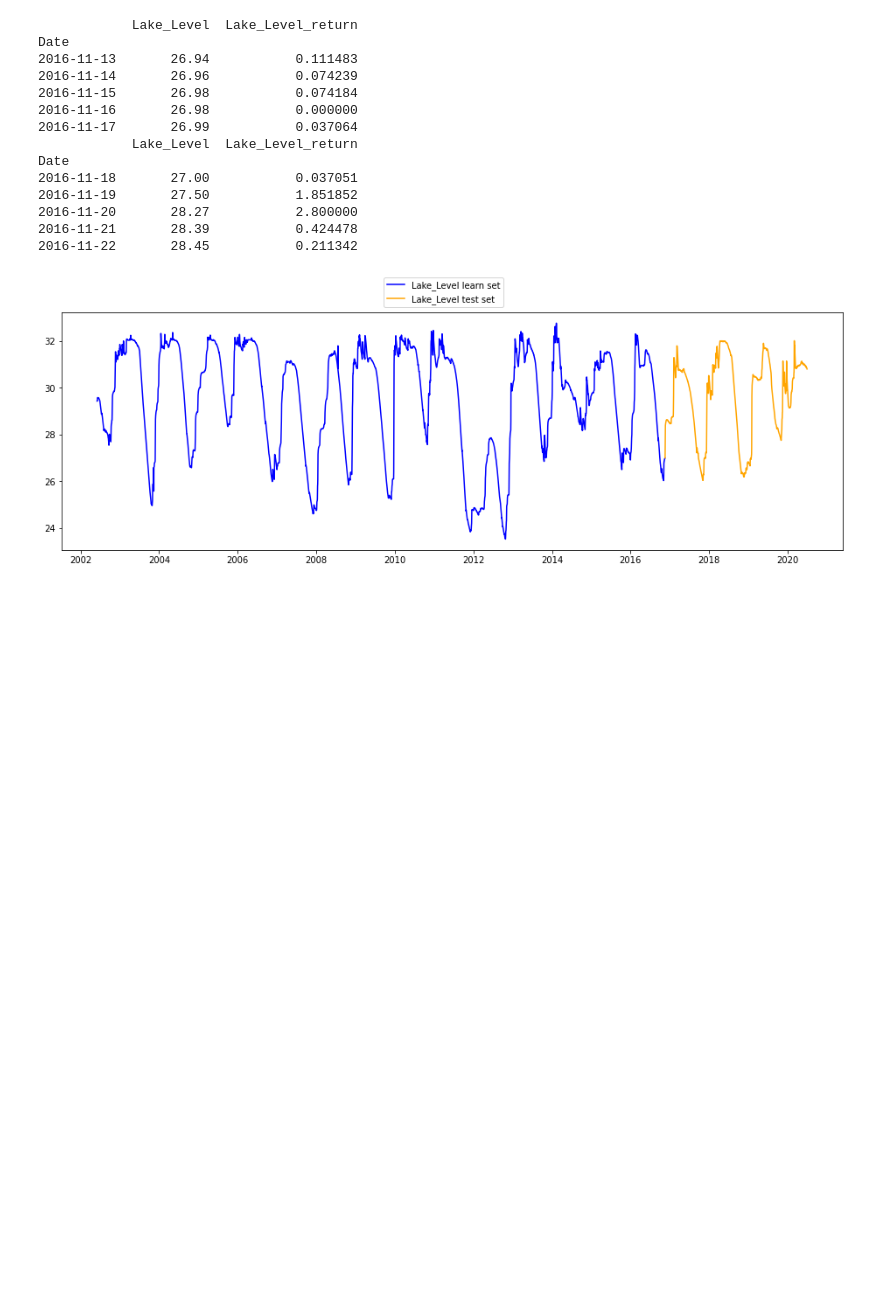
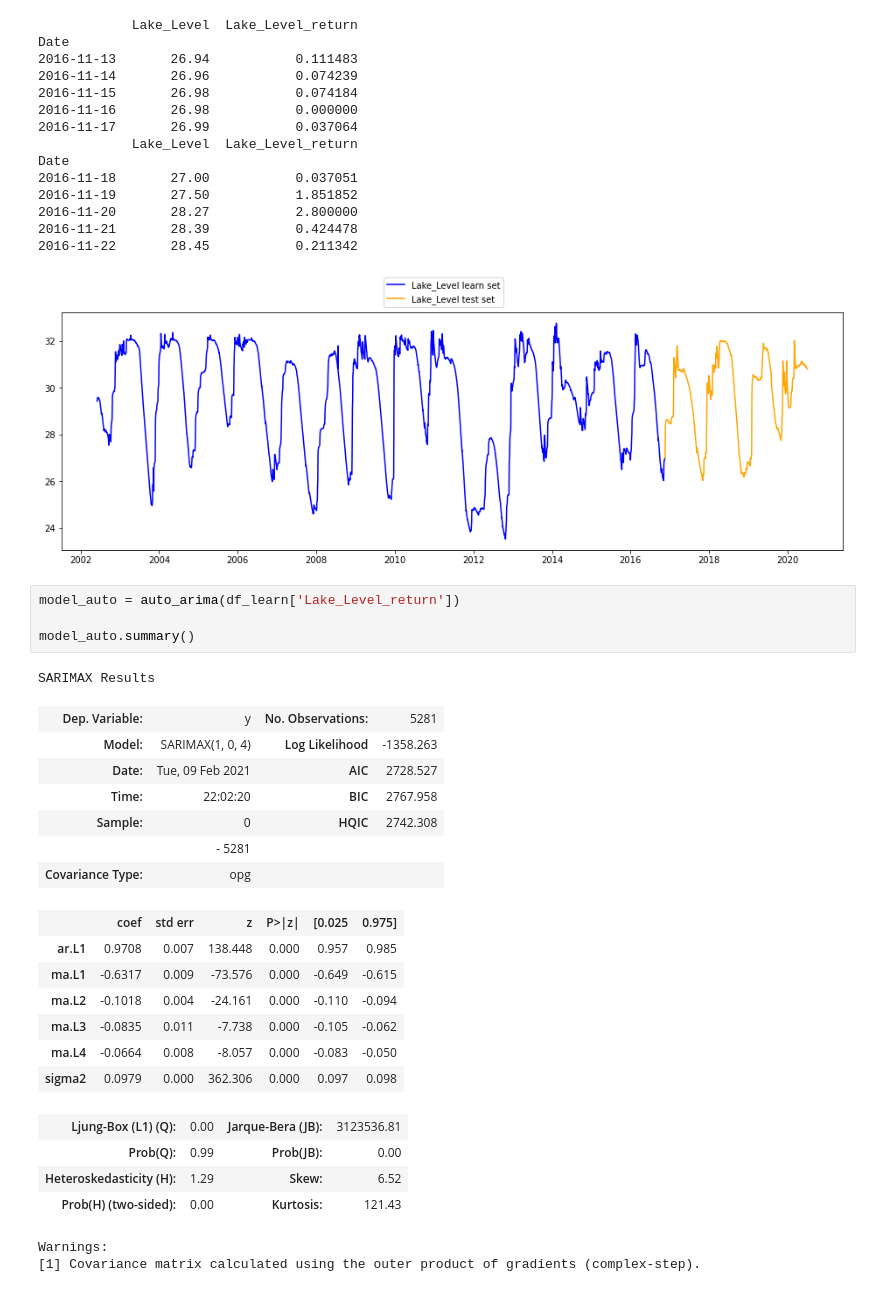
Before and after one commit to KlemenKozelj/master_thesis, a Jupyter notebook: 02_Lake_Bilancino_Time_Series.ipynb, the cells around one changed output. Saved outputs shown, nothing was run; the diff lists cells and outputs as text; blank space fills up the shorter version.

```diff
--- a/02_Lake_Bilancino_Time_Series.ipynb
+++ b/02_Lake_Bilancino_Time_Series.ipynb
@@ -220,6 +227,32 @@ Date
 2016-11-21       28.39           0.424478
 2016-11-22       28.45           0.211342
 [figure]
+# %%
+model_auto = auto_arima(df_learn['Lake_Level_return'])
+
+model_auto.summary()
+# %% [output]
+SARIMAX Results
+| Dep. Variable: | y | No. Observations: | 5281 |
+| Model: | SARIMAX(1, 0, 4) | Log Likelihood | -1358.263 |
+| Date: | Tue, 09 Feb 2021 | AIC | 2728.527 |
+| Time: | 22:02:20 | BIC | 2767.958 |
+| Sample: | 0 | HQIC | 2742.308 |
+|  | - 5281 |  |  |
+| Covariance Type: | opg |  |  |
+|  | coef | std err | z | P>|z| | [0.025 | 0.975] |
+| ar.L1 | 0.9708 | 0.007 | 138.448 | 0.000 | 0.957 | 0.985 |
+| ma.L1 | -0.6317 | 0.009 | -73.576 | 0.000 | -0.649 | -0.615 |
+| ma.L2 | -0.1018 | 0.004 | -24.161 | 0.000 | -0.110 | -0.094 |
+| ma.L3 | -0.0835 | 0.011 | -7.738 | 0.000 | -0.105 | -0.062 |
+| ma.L4 | -0.0664 | 0.008 | -8.057 | 0.000 | -0.083 | -0.050 |
+| sigma2 | 0.0979 | 0.000 | 362.306 | 0.000 | 0.097 | 0.098 |
+| Ljung-Box (L1) (Q): | 0.00 | Jarque-Bera (JB): | 3123536.81 |
+| Prob(Q): | 0.99 | Prob(JB): | 0.00 |
+| Heteroskedasticity (H): | 1.29 | Skew: | 6.52 |
+| Prob(H) (two-sided): | 0.00 | Kurtosis: | 121.43 |
+Warnings:
+[1] Covariance matrix calculated using the outer product of gradients (complex-step).
 # %%
 learn = df_learn['Lake_Level']
 test = df_test['Lake_Level']
```
Also changed, not shown: parts of 3 cells of this notebook.
